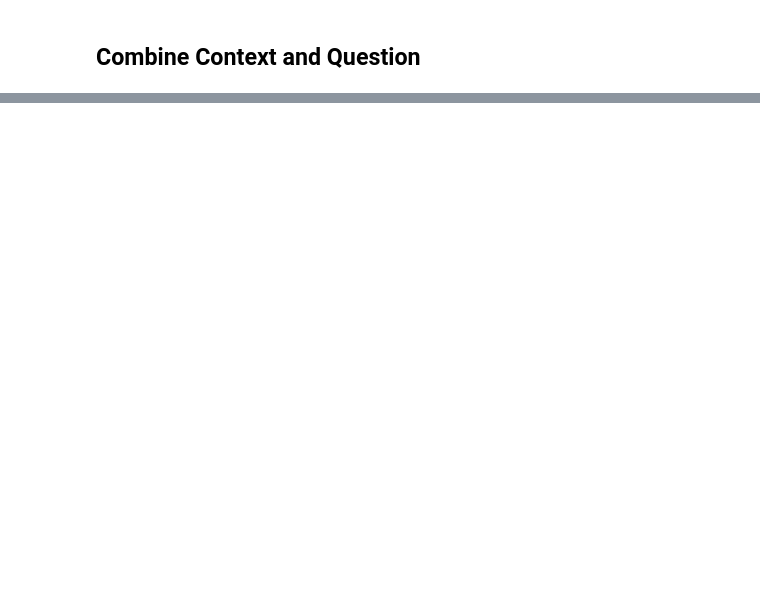
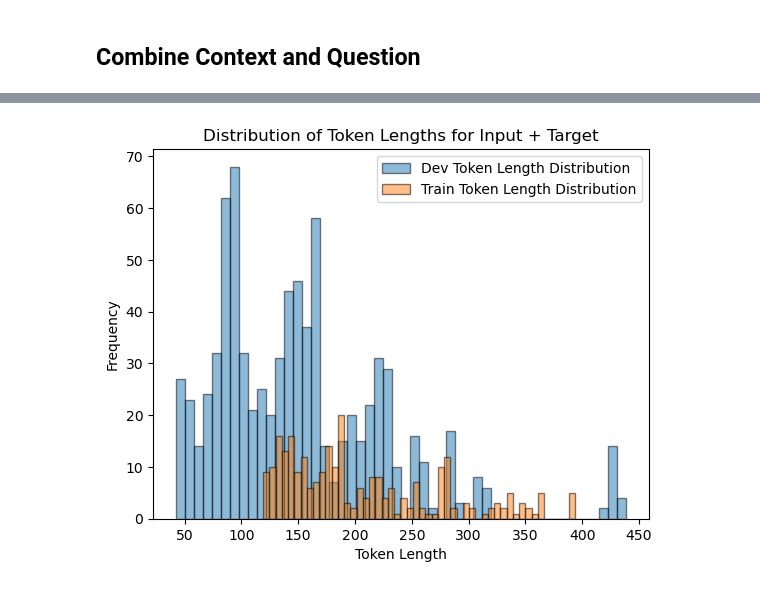
Before and after one commit to achakraborty2024/AAI_520_-Chatbot_Project, a Jupyter notebook: Stanford Question Answering Chatbot.ipynb, the cells around one changed output, grey strips where cells are left out. Saved outputs shown, nothing was run; the diff lists cells and outputs as text; code cells hidden in the pictures; blank space fills up the shorter version.

```diff
--- a/Stanford Question Answering Chatbot.ipynb
+++ b/Stanford Question Answering Chatbot.ipynb
@@ -105,11 +100,0 @@ dtype: int64
-# %%
-nlp = spacy.load('en_core_web_lg')
-
-# Load the tokenizer for distilgpt2
-tokenizer = GPT2Tokenizer.from_pretrained('distilgpt2')
-
-def calculate_token_length(text):
-    return len(tokenizer.encode(text))
-
-df_dev['token_length'] = df_dev.apply(lambda row: calculate_token_length(row['context'] + ' ' + row['question'] + ' ' + row.get('answer_text', '')), axis=1)
-df_train['token_length'] = df_train.apply(lambda row: calculate_token_length(row['context'] + ' ' + row['question'] + ' ' + row.get('answer_text', '')), axis=1)
@@ -136,10 +107,0 @@ df_train['answer_text'] = df_train['answers'].apply(lambda x: x[0]['text'] if le
-# %%
-# If any rows have empty context, question, or answer_text after cleaning, remove them
-
-df_dev = df_dev[df_dev['context'].str.strip() != '']
-df_dev = df_dev[df_dev['question'].str.strip() != '']
-df_dev = df_dev[df_dev['answer_text'].str.strip() != '']
-
-df_train = df_train[df_train['context'].str.strip() != '']
-df_train = df_train[df_train['question'].str.strip() != '']
-df_train = df_train[df_train['answer_text'].str.strip() != '']
@@ -157,0 +120,11 @@ df_train['target_text'] = df_train['answer_text']
+# %%
+nlp = spacy.load('en_core_web_lg')
+
+# Load the tokenizer for distilgpt2
+tokenizer = GPT2Tokenizer.from_pretrained('distilgpt2')
+
+def calculate_token_length(text):
+    return len(tokenizer.encode(text))
+
+df_dev['token_length'] = df_dev.apply(lambda row: calculate_token_length(row['input_text'] + ' ' + row['target_text']), axis=1)
+df_train['token_length'] = df_train.apply(lambda row: calculate_token_length(row['input_text'] + ' ' + row['target_text']), axis=1)
@@ -157,0 +159,10 @@ df_train['target_text'] = df_train['answer_text']
+# %%
+plt.hist(df_dev['token_length'], bins=50, alpha=0.5, label='Dev Token Length Distribution', edgecolor='black')
+plt.hist(df_train['token_length'], bins=50, alpha=0.5, label='Train Token Length Distribution', edgecolor='black')
+plt.xlabel('Token Length')
+plt.ylabel('Frequency')
+plt.title('Distribution of Token Lengths for Input + Target')
+plt.legend()
+plt.show()
+# %% [output]
+[figure, added]
```
Also changed, not shown: parts of 20 cells of this notebook.
